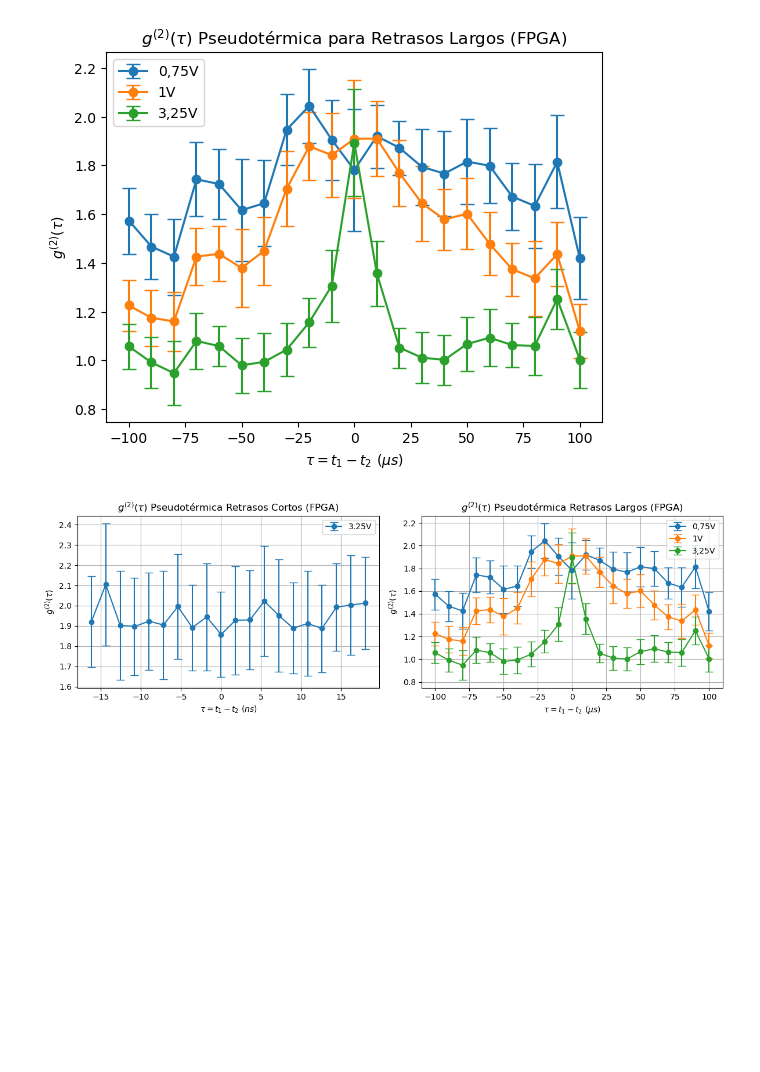
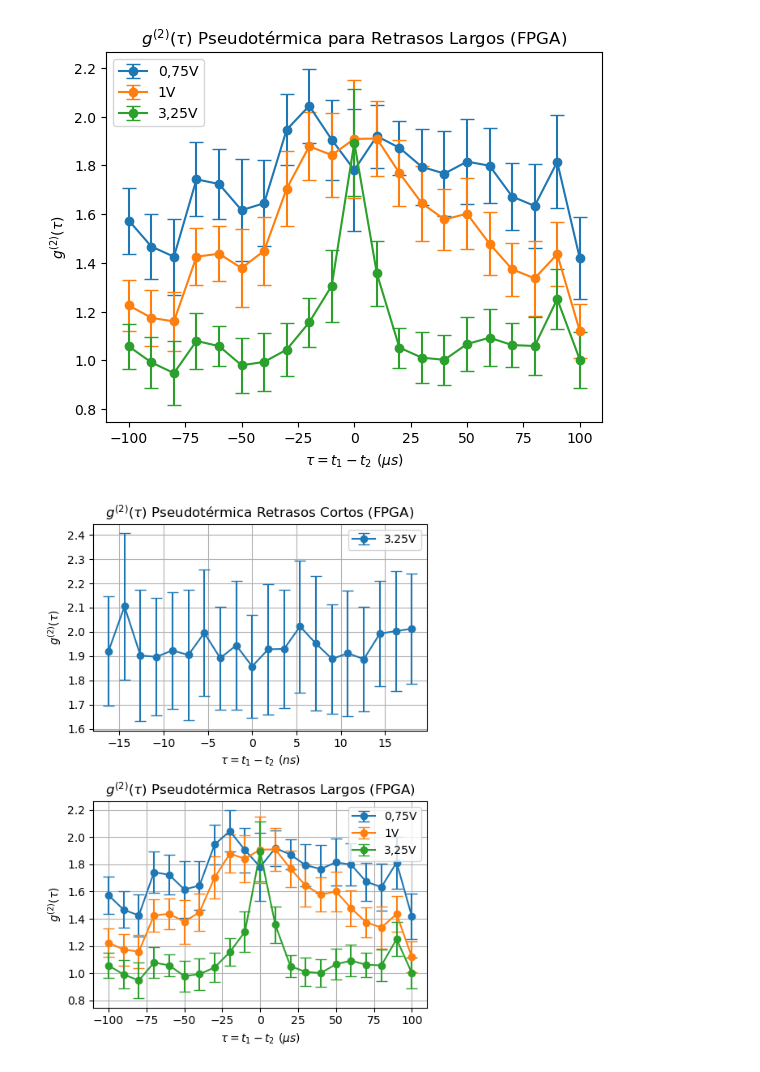
Before and after one commit to ThomasAnkhe/Quantum_Optics_Lab, a Jupyter notebook: 4.Correlation_function/Medicion_g(2).ipynb, the cells around one changed output. Drawn from its saved outputs; the diff is of its cells as text; code cells hidden in the pictures; blank space fills up the shorter version.

```diff
--- a/4.Correlation_function/Medicion_g(2).ipynb
+++ b/4.Correlation_function/Medicion_g(2).ipynb
@@ -363,33 +363,33 @@ plt.savefig("Pseudotérmica_para_Retrasos_Largos_(FPGA).png",format="png")
 # %% [output]
 [figure]
 # %%
-fig, (ax1, ax2) = plt.subplots(1, 2, figsize=(12, 4))  # Altura un poco mayor para legibilidad
+fig, (ax1, ax2) = plt.subplots(2,1, figsize=(5, 7))  # Altura un poco mayor para legibilidad
 
 # Primer gráfico: Retrasos cortos
 ax1.errorbar(taus, g2_term_mean, label="3.25V", marker='o', yerr=g2_term_std, capsize=5)
 ax1.set_xlabel(r"$\tau = t_1 - t_2\ (ns)$")
 ax1.set_ylabel(r"$g^{(2)}(\tau)$")
 ax1.set_title(r"$g^{(2)}(\tau)$ Pseudotérmica Retrasos Cortos (FPGA)")
 ax1.legend()
 ax1.grid(True)
 
 # Segundo gráfico: Retrasos largos
 ax2.errorbar(taus_term, g2_term2_mean, label="0,75V", marker='o', yerr=g2_term2_std, capsize=5)
 ax2.errorbar(taus_term, g2_term3_mean, label="1V", marker='o', yerr=g2_term3_std, capsize=5)
 ax2.errorbar(taus_term, g2_term1_mean, label="3,25V", marker='o', yerr=g2_term1_std, capsize=5)
 # ax2.errorbar(taus_term, g2_term4_mean, label="5V", marker='o', yerr=g2_term4_std, capsize=5)
 # ax2.errorbar(taus_term, g2_term5_mean, label="10V", marker='o', yerr=g2_term5_std, capsize=5)
 ax2.set_xlabel(r"$\tau = t_1 - t_2\ (\mu s)$")
 ax2.set_ylabel(r"$g^{(2)}(\tau)$")
 ax2.set_title(r"$g^{(2)}(\tau)$ Pseudotérmica Retrasos Largos (FPGA)")
 ax2.legend()
 ax2.grid(True)
 
 # Ajuste para evitar superposición
 plt.tight_layout()
 
 # Guardar y mostrar
-plt.savefig("g2_Pseudotermica_qTAU.pdf", format="pdf", bbox_inches="tight")
+plt.savefig("g2_Pseudotermica_FPGA.pdf", format="pdf", bbox_inches="tight")
 plt.show()
 # %% [output]
-[figure, old version]
+[figure, new version]
```
Also changed, not shown: parts of 1 cell of this notebook, 7 other files.
